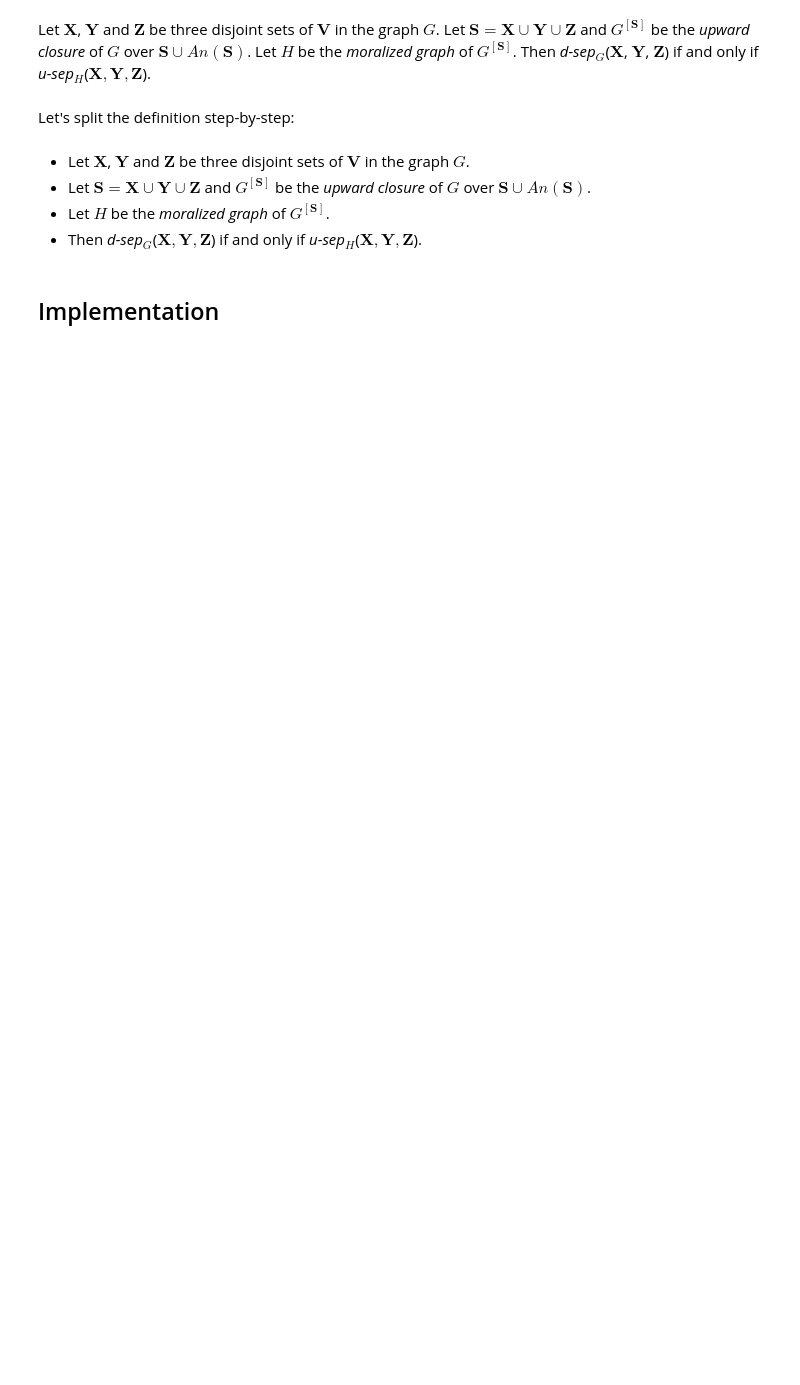
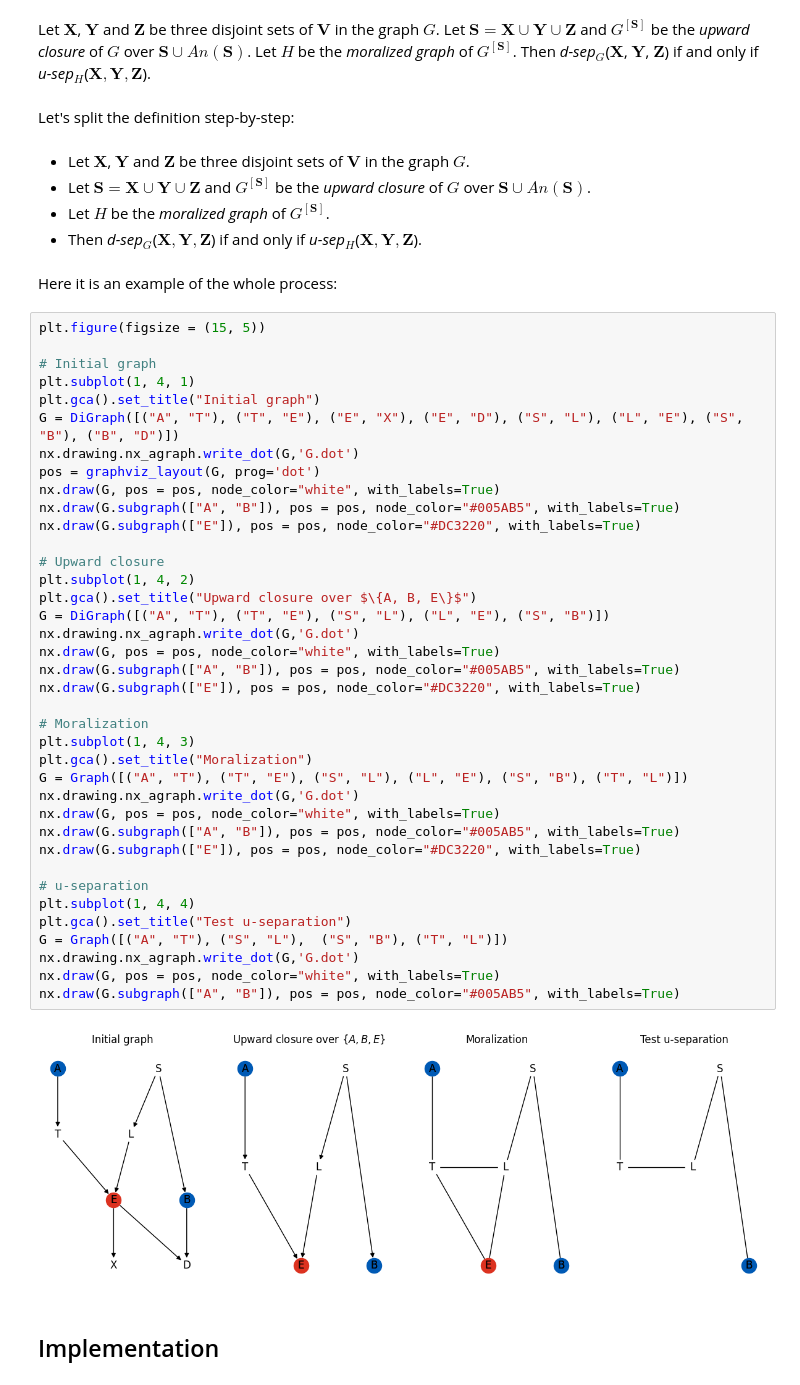
Before and after one commit to madlabunimib/F1801Q161-CausalNetworks, a Jupyter notebook: notebooks/d_separation.ipynb, the cells around one changed output. Drawn from its saved outputs; the diff is of its cells as text; blank space fills up the shorter version.

```diff
--- a/notebooks/d_separation.ipynb
+++ b/notebooks/d_separation.ipynb
@@ -57,5 +58,47 @@ Let's split the definition step-by-step:
 * Let $\mathbf{S} = \mathbf{X} \cup \mathbf{Y} \cup \mathbf{Z}$ and $G^{[\mathbf{S}]}$ be the *upward closure* of $G$ over $\mathbf{S} \cup An(\mathbf{S})$.
 * Let $H$ be the *moralized graph* of $G^{[\mathbf{S}]}$.
 * Then *d-sep*$_G$($\mathbf{X}, \mathbf{Y}, \mathbf{Z}$) if and only if *u-sep*$_H$($\mathbf{X}, \mathbf{Y}, \mathbf{Z}$).
+# %% [markdown]
+Here it is an example of the whole process:
+# %%
+plt.figure(figsize = (15, 5))
+
+# Initial graph
+plt.subplot(1, 4, 1)
+plt.gca().set_title("Initial graph")
+G = DiGraph([("A", "T"), ("T", "E"), ("E", "X"), ("E", "D"), ("S", "L"), ("L", "E"), ("S", "B"), ("B", "D")])
+nx.drawing.nx_agraph.write_dot(G,'G.dot')
+pos = graphviz_layout(G, prog='dot')
+nx.draw(G, pos = pos, node_color="white", with_labels=True)
+nx.draw(G.subgraph(["A", "B"]), pos = pos, node_color="#005AB5", with_labels=True)
+nx.draw(G.subgraph(["E"]), pos = pos, node_color="#DC3220", with_labels=True)
+
+# Upward closure
+plt.subplot(1, 4, 2)
+plt.gca().set_title("Upward closure over $\{A, B, E\}$")
+G = DiGraph([("A", "T"), ("T", "E"), ("S", "L"), ("L", "E"), ("S", "B")])
+nx.drawing.nx_agraph.write_dot(G,'G.dot')
+nx.draw(G, pos = pos, node_color="white", with_labels=True)
+nx.draw(G.subgraph(["A", "B"]), pos = pos, node_color="#005AB5", with_labels=True)
+nx.draw(G.subgraph(["E"]), pos = pos, node_color="#DC3220", with_labels=True)
+
+# Moralization
+plt.subplot(1, 4, 3)
+plt.gca().set_title("Moralization")
+G = Graph([("A", "T"), ("T", "E"), ("S", "L"), ("L", "E"), ("S", "B"), ("T", "L")])
+nx.drawing.nx_agraph.write_dot(G,'G.dot')
+nx.draw(G, pos = pos, node_color="white", with_labels=True)
+nx.draw(G.subgraph(["A", "B"]), pos = pos, node_color="#005AB5", with_labels=True)
+nx.draw(G.subgraph(["E"]), pos = pos, node_color="#DC3220", with_labels=True)
+
+# u-separation
+plt.subplot(1, 4, 4)
+plt.gca().set_title("Test u-separation")
+G = Graph([("A", "T"), ("S", "L"),  ("S", "B"), ("T", "L")])
+nx.drawing.nx_agraph.write_dot(G,'G.dot')
+nx.draw(G, pos = pos, node_color="white", with_labels=True)
+nx.draw(G.subgraph(["A", "B"]), pos = pos, node_color="#005AB5", with_labels=True)
+# %% [output]
+[figure, added]
 # %% [markdown]
 ## Implementation
```
Also changed, not shown: parts of 57 cells of this notebook.
